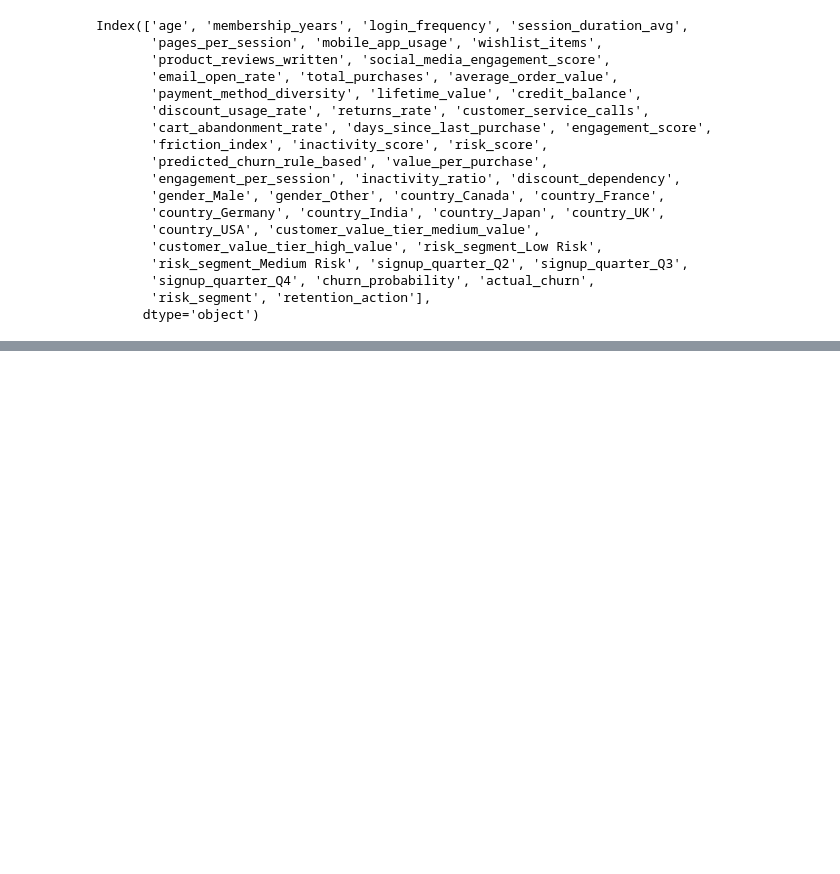
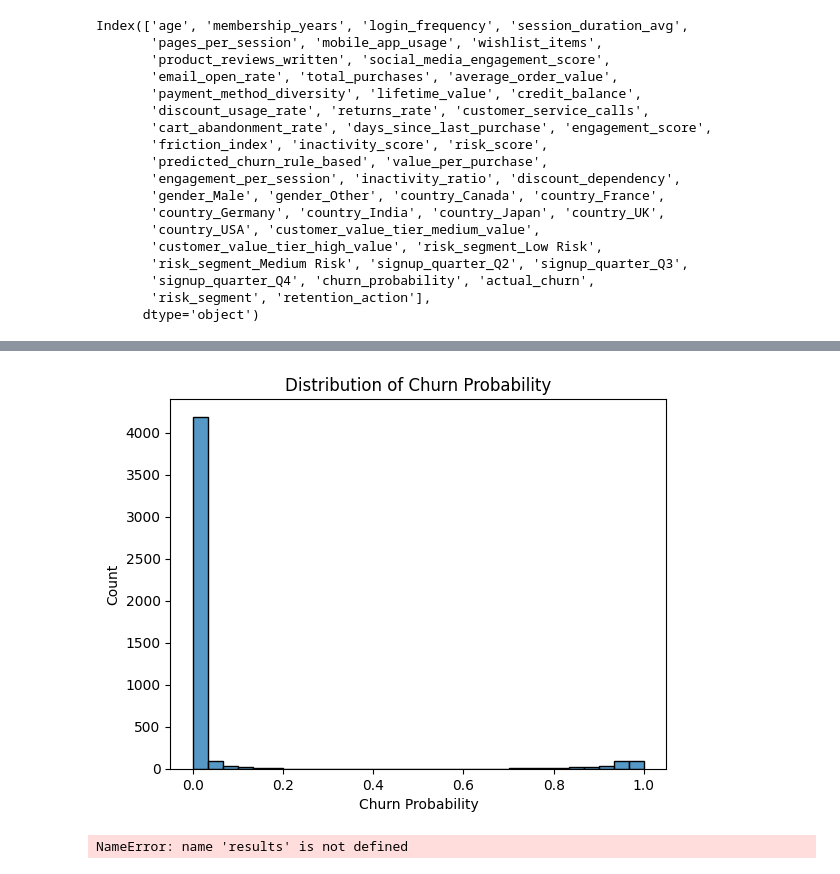
Before and after one commit to slmj1990-ai/Customer-Churn-Intelligence-, a Jupyter notebook: notebooks/modeling.ipynb, the cells around one changed output, grey strips where cells are left out. Saved outputs shown, nothing was run; the diff lists cells and outputs as text; code cells hidden in the pictures; blank space fills up the shorter version.

```diff
--- a/notebooks/modeling.ipynb
+++ b/notebooks/modeling.ipynb
@@ -876,0 +931,22 @@ ValueError: Must pass 2-d input. shape=(10000, 45, 2)
+# %%
+query = """
+SELECT churn_probability
+FROM customer_churn_predictions
+"""
+
+df_prob = pd.read_sql(query, conn)
+# %%
+sns.histplot(df_prob["churn_probability"], bins=30)
+
+plt.title("Distribution of Churn Probability")
+plt.xlabel("Churn Probability")
+
+plt.show()
+# %% [output]
+[figure, added]
+# %%
+import pandas as pd
+
+results_df = pd.DataFrame(results)
+# %% [output]
+NameError: name 'results' is not defined
```
Also changed, not shown: parts of 12 cells of this notebook, 4 other files.
